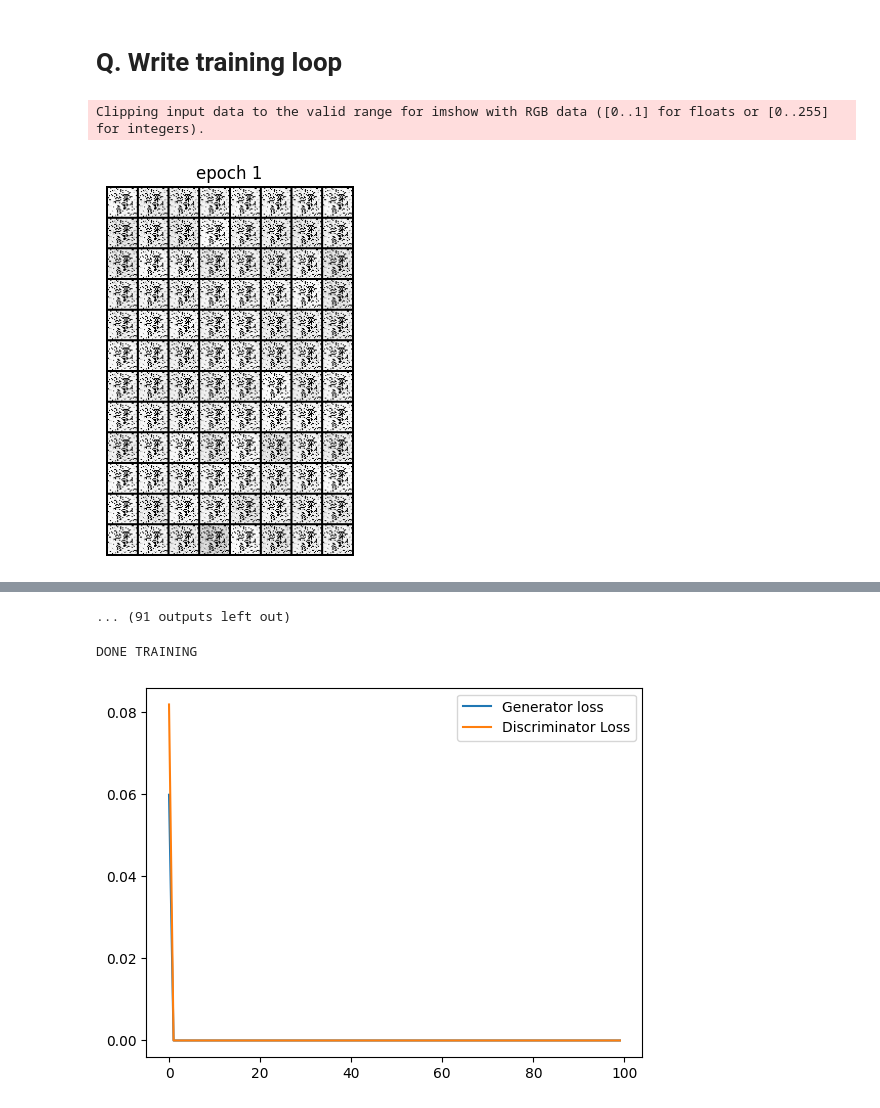
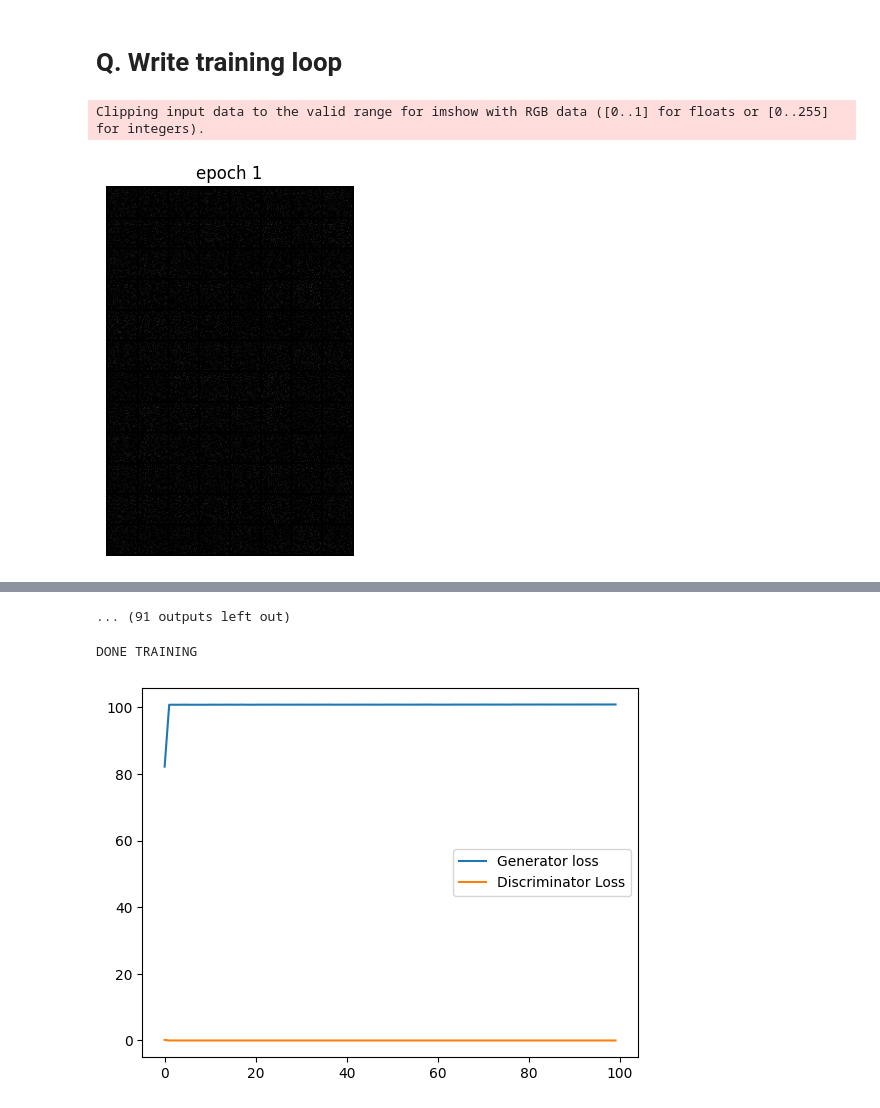
Before and after one commit to Thongnguyentam/Machine_Learning_2023, a Jupyter notebook: hw6-1/gan-base-b.ipynb, the cells around one changed output, grey strips where cells are left out. Cells and saved outputs as stored; diff of their text form; code cells hidden in the pictures.

```diff
--- a/hw6-1/gan-base-b.ipynb
+++ b/hw6-1/gan-base-b.ipynb
@@ -195,7 +195,7 @@ for epoch in range(epochs):
         #train generator============
         noise = create_noise(b_size, nz)
         fake_data = generator(noise)
-        output = discriminator(fake_data)
+        output = discriminator(real_data)
         #  the negative log-likelihood of the discriminator's output for the generated fake sample being "fake"
         g_loss = generator_loss(output, fake_label)
         optim_g.zero_grad()
@@ -206,32 +206,32 @@ for epoch in range(epochs):
         loss_d += d_loss.item()
         ######################################
 
 
     # create the final fake image for the epoch
     generated_img = generator(noise).cpu().detach()
 
     # make the images as grid
     generated_img = make_grid(generated_img)
 
     # visualize generated images
     if epoch == 0 or epoch == 49 or epoch == 99:
         plt.imshow(generated_img.permute(1, 2, 0))
         plt.title(f'epoch {epoch+1}')
         plt.axis('off')
         plt.show()
 
 
     # save the generated torch tensor models to disk
     save_generator_image(generated_img, f"outputs/gen_img{epoch+1}.png")
     images.append(generated_img)
     epoch_loss_g = loss_g / bi # total generator loss for the epoch
     epoch_loss_d = loss_d / bi # total discriminator loss for the epoch
     losses_g.append(epoch_loss_g)
     losses_d.append(epoch_loss_d)
 
     print(f"Epoch {epoch+1} of {epochs}")
     print(f"Generator loss: {epoch_loss_g:.8f}, Discriminator loss: {epoch_loss_d:.8f}")
 # %% [output]
 Clipping input data to the valid range for imshow with RGB data ([0..1] for floats or [0..255] for integers).
-[figure, old version]
+[figure, new version]
 Epoch 1 of 100
@@ -272,4 +272,4 @@ plt.plot(losses_d, label='Discriminator Loss')
 plt.legend()
 plt.savefig('outputs/loss.png')
 # %% [output]
-[figure, old version]
+[figure, new version]
```
Also changed, not shown: parts of 1 cell of this notebook, 30 other files.
